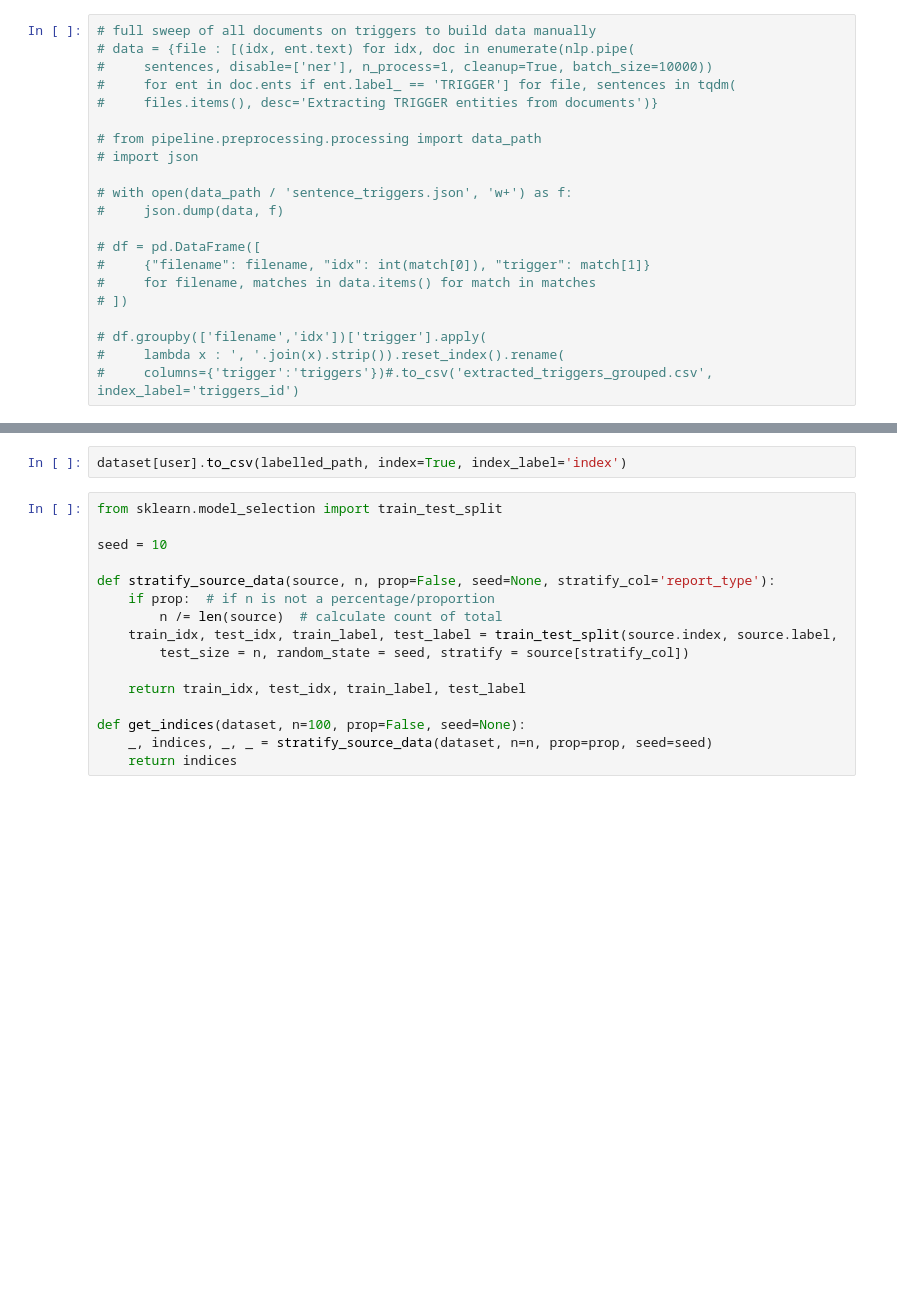
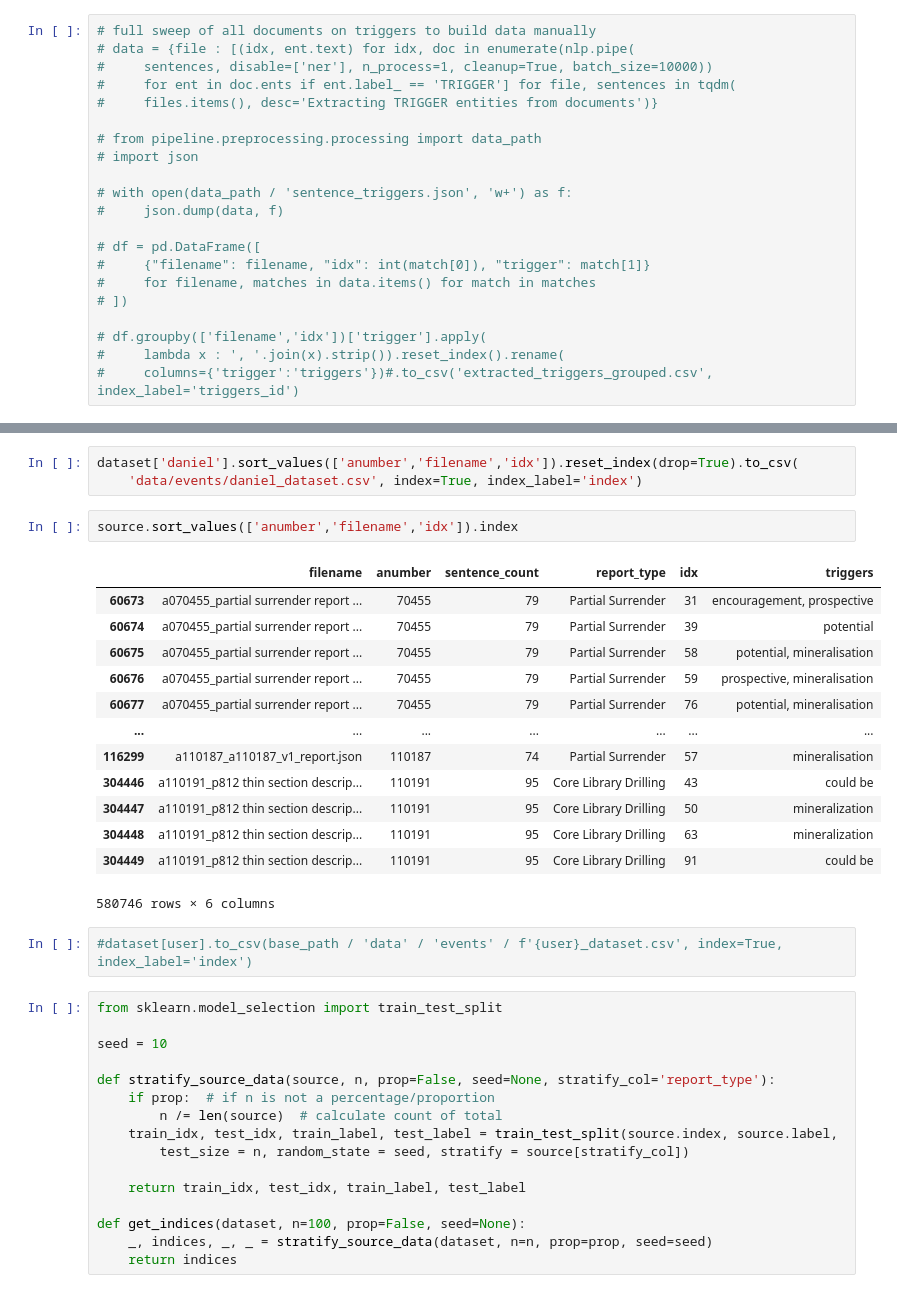
Before and after one commit to tanghyd/capstone, a Jupyter notebook: sentence_labeller.ipynb, the cells around one changed output, grey strips where cells are left out. Drawn from its saved outputs; the diff is of its cells as text; blank space fills up the shorter version.

```diff
--- a/sentence_labeller.ipynb
+++ b/sentence_labeller.ipynb
@@ -117,5 +115,24 @@ File for daniel at /home/daniel/capstone/data/events/daniel_dataset.csv already
+# %%
+dataset['daniel'].sort_values(['anumber','filename','idx']).reset_index(drop=True).to_csv(
+    'data/events/daniel_dataset.csv', index=True, index_label='index')
+# %%
+source.sort_values(['anumber','filename','idx']).index
+# %% [output]
+|  | filename | anumber | sentence_count | report_type | idx | triggers |
+| 60673 | a070455_partial surrender report ... | 70455 | 79 | Partial Surrender | 31 | encouragement, prospective |
+| 60674 | a070455_partial surrender report ... | 70455 | 79 | Partial Surrender | 39 | potential |
+| 60675 | a070455_partial surrender report ... | 70455 | 79 | Partial Surrender | 58 | potential, mineralisation |
+| 60676 | a070455_partial surrender report ... | 70455 | 79 | Partial Surrender | 59 | prospective, mineralisation |
+| 60677 | a070455_partial surrender report ... | 70455 | 79 | Partial Surrender | 76 | potential, mineralisation |
+| ... | ... | ... | ... | ... | ... | ... |
+| 116299 | a110187_a110187_v1_report.json | 110187 | 74 | Partial Surrender | 57 | mineralisation |
+| 304446 | a110191_p812 thin section descrip... | 110191 | 95 | Core Library Drilling | 43 | could be |
+| 304447 | a110191_p812 thin section descrip... | 110191 | 95 | Core Library Drilling | 50 | mineralization |
+| 304448 | a110191_p812 thin section descrip... | 110191 | 95 | Core Library Drilling | 63 | mineralization |
+| 304449 | a110191_p812 thin section descrip... | 110191 | 95 | Core Library Drilling | 91 | could be |
+580746 rows × 6 columns
 # %%
-dataset[user].to_csv(labelled_path, index=True, index_label='index')
+#dataset[user].to_csv(base_path / 'data' / 'events' / f'{user}_dataset.csv', index=True, index_label='index')
 # %%
 from sklearn.model_selection import train_test_split
 
```
Also changed, not shown: parts of 15 cells of this notebook, 3 other files.
